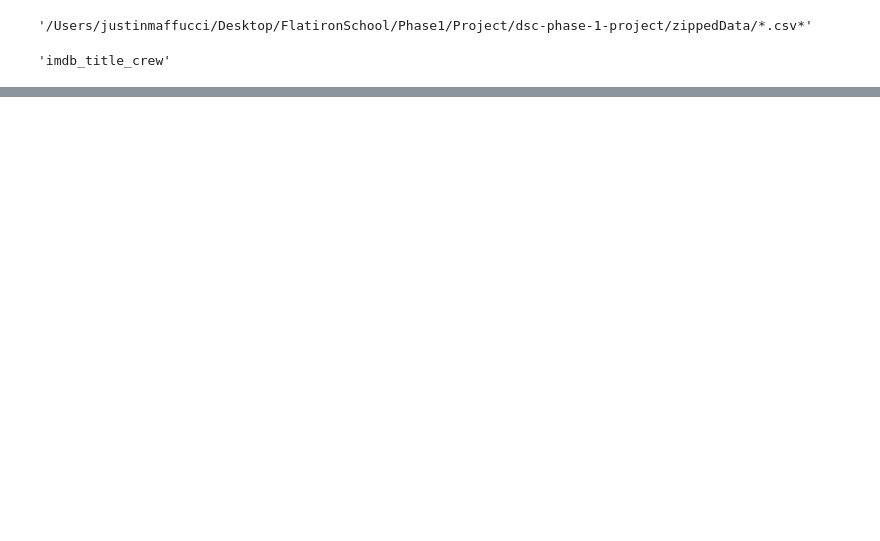
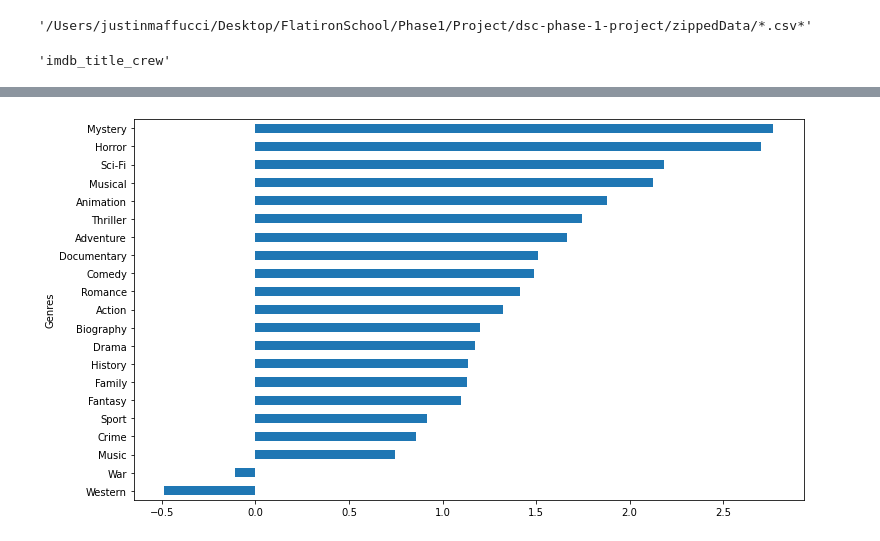
Before and after one commit to jmaffucci/dsc-phase-1-project, a Jupyter notebook: student-Copy1.ipynb, the cells around one changed output, grey strips where cells are left out. Drawn from its saved outputs; the diff is of its cells as text; code cells hidden in the pictures; blank space fills up the shorter version.

Commit message:
Created first draft visualization for presentation.

```diff
--- a/student-Copy1.ipynb
+++ b/student-Copy1.ipynb
@@ -192,3 +272,0 @@ df = df[['title', 'year', 'worldwide_gross', 'production_budget','Profit',
-# %%
-df = df.loc[df['production_budget'] > 10000000]
-df
@@ -209,3 +273,6 @@ df
-# %%
-df.columns = ['Title', 'Release Year', 'Worldwide Gross', 'Budget', 'Profit',
-              'ROI', 'Runtime', 'Genres', 'Avg. Rating', '# of Ratings']
+# %%
+genre_list = []
+for string in df['Genres']:
+    genre_list.append(string.split(','))
+df['Genres'] = genre_list
+df.head(2)
@@ -211,0 +283,4 @@ df.columns = ['Title', 'Release Year', 'Worldwide Gross', 'Budget', 'Profit',
+# %%
+genre_ROI = df.explode('Genres').groupby('Genres').median()['ROI']. \
+                                                sort_values(ascending=True)
+genre_ROI
@@ -211,0 +305,4 @@ df.columns = ['Title', 'Release Year', 'Worldwide Gross', 'Budget', 'Profit',
+# %%
+genre_ROI.plot(kind='barh', figsize = (12,7));
+# %% [output]
+[figure, added]
```
Also changed, not shown: parts of 26 cells of this notebook, 1 other file.
